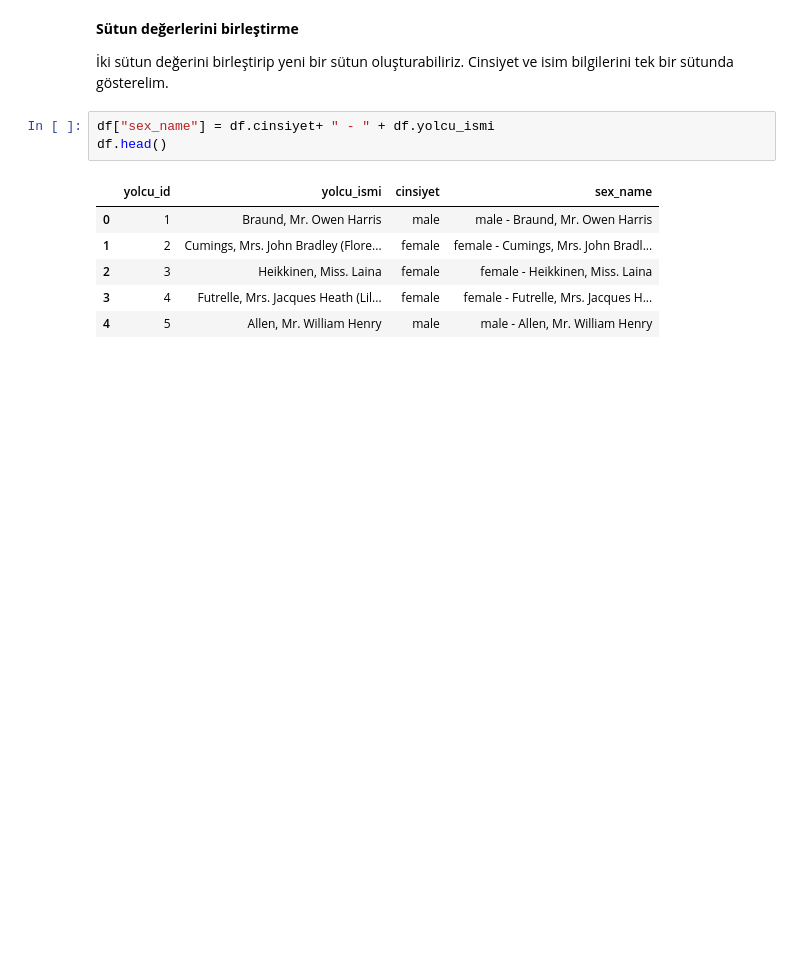
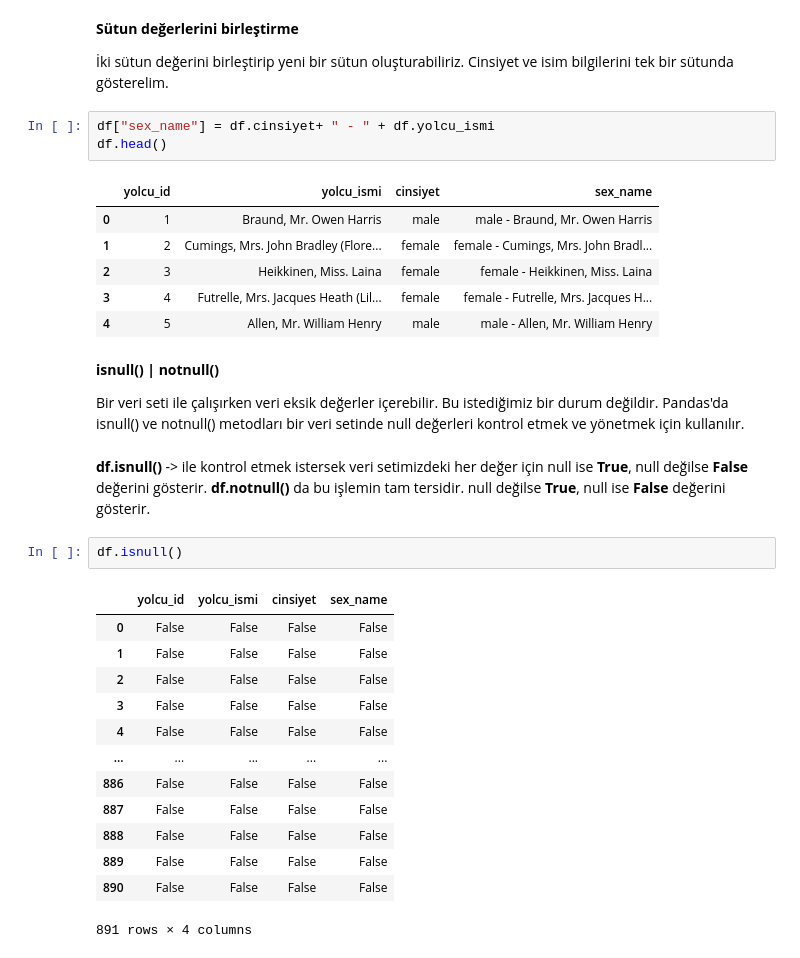
Before and after one commit to AyselAydin/Veri-Bilimi-icin-Temel-Python-Kutuphaneleri, a Jupyter notebook: Pandas/2-DataFrame.ipynb, the cells around one changed output. Saved outputs shown, nothing was run; the diff lists cells and outputs as text; blank space fills up the shorter version.

Commit message:
isnull, notnull, dropna, fillna metotları eklendi

```diff
--- a/Pandas/2-DataFrame.ipynb
+++ b/Pandas/2-DataFrame.ipynb
@@ -274,3 +274,25 @@ df.head()
 | 2 | 3 | Heikkinen, Miss. Laina | female | female - Heikkinen, Miss. Laina |
 | 3 | 4 | Futrelle, Mrs. Jacques Heath (Lil... | female | female - Futrelle, Mrs. Jacques H... |
 | 4 | 5 | Allen, Mr. William Henry | male | male - Allen, Mr. William Henry |
+# %% [markdown]
+**isnull() | notnull()**
+
+Bir veri seti ile çalışırken veri eksik değerler içerebilir. Bu istediğimiz bir durum değildir. Pandas'da isnull() ve notnull() metodları bir veri setinde null değerleri kontrol etmek ve yönetmek için kullanılır.
+# %% [markdown]
+**df.isnull()** -> ile kontrol etmek istersek veri setimizdeki her değer için null ise **True**, null değilse **False** değerini gösterir. **df.notnull()** da bu işlemin tam tersidir. null değilse **True**, null ise **False** değerini gösterir.
+# %%
+df.isnull()
+# %% [output]
+|  | yolcu_id | yolcu_ismi | cinsiyet | sex_name |
+| 0 | False | False | False | False |
+| 1 | False | False | False | False |
+| 2 | False | False | False | False |
+| 3 | False | False | False | False |
+| 4 | False | False | False | False |
+| ... | ... | ... | ... | ... |
+| 886 | False | False | False | False |
+| 887 | False | False | False | False |
+| 888 | False | False | False | False |
+| 889 | False | False | False | False |
+| 890 | False | False | False | False |
+891 rows × 4 columns
```
Also changed, not shown: parts of 4 cells of this notebook.
